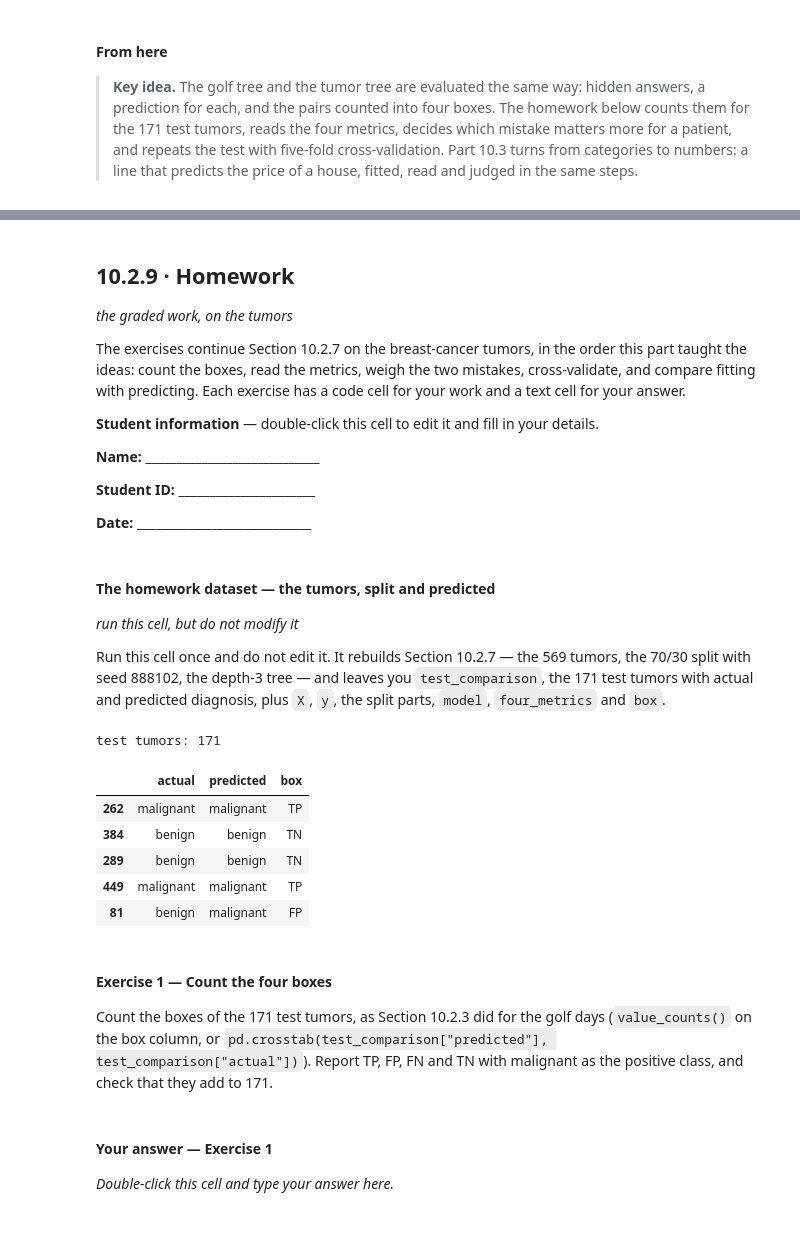
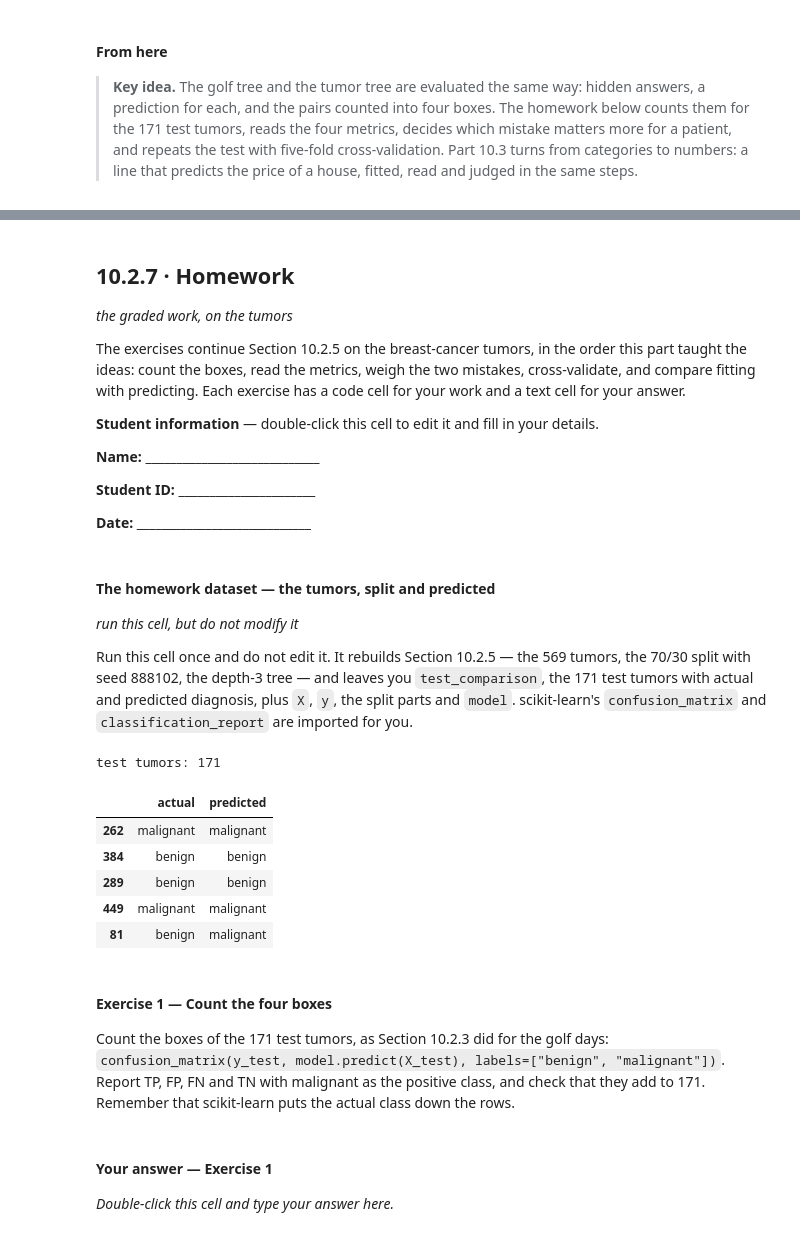
Before and after one commit to payakorn/888102-student, a Jupyter notebook: ch10_2_Evaluating_a_Classifier.ipynb, the cells around one changed output, grey strips where cells are left out. Saved outputs shown, nothing was run; the diff lists cells and outputs as text; code cells hidden in the pictures.

```diff
--- a/ch10_2_Evaluating_a_Classifier.ipynb
+++ b/ch10_2_Evaluating_a_Classifier.ipynb
@@ -627,11 +457,11 @@ test accuracy: 0.912
 | **Cross-validation** | Repeating the held-out test many times — one row or one fold at a time — and looking at whether the scores agree. |
 | **Stratified split** | A train/test split that keeps each class's share the same in both parts. |
 # %% [markdown]
-## 10.2.9 · Homework
+## 10.2.7 · Homework
 
 *the graded work, on the tumors*
 
-The exercises continue Section 10.2.7 on the breast-cancer tumors, in the order this part taught the ideas: count the boxes, read the metrics, weigh the two mistakes, cross-validate, and compare fitting with predicting. Each exercise has a code cell for your work and a text cell for your answer.
+The exercises continue Section 10.2.5 on the breast-cancer tumors, in the order this part taught the ideas: count the boxes, read the metrics, weigh the two mistakes, cross-validate, and compare fitting with predicting. Each exercise has a code cell for your work and a text cell for your answer.
 
 **Student information** — double-click this cell to edit it and fill in your details.
 
@@ -645,48 +475,37 @@ The exercises continue Section 10.2.7 on the breast-cancer tumors, in the order
 
 *run this cell, but do not modify it*
 
-Run this cell once and do not edit it. It rebuilds Section 10.2.7 — the 569 tumors, the 70/30 split with seed 888102, the depth-3 tree — and leaves you `test_comparison`, the 171 test tumors with actual and predicted diagnosis, plus `X`, `y`, the split parts, `model`, `four_metrics` and `box`.
+Run this cell once and do not edit it. It rebuilds Section 10.2.5 — the 569 tumors, the 70/30 split with seed 888102, the depth-3 tree — and leaves you `test_comparison`, the 171 test tumors with actual and predicted diagnosis, plus `X`, `y`, the split parts and `model`. scikit-learn's `confusion_matrix` and `classification_report` are imported for you.
 # %%
 # ------- RUN THIS CELL, BUT DO NOT MODIFY IT -------
 from sklearn.datasets import load_breast_cancer
 from sklearn.model_selection import train_test_split, cross_val_score
 from sklearn.tree import DecisionTreeClassifier, export_text
+from sklearn.metrics import confusion_matrix, classification_report
 
 cancer = load_breast_cancer(as_frame=True)
 tumors = cancer.data.copy()
 tumors["diagnosis"] = np.where(cancer.target == 0, "malignant", "benign")
 X = tumors.drop(columns="diagnosis")
 y = tumors["diagnosis"]
 X_train, X_test, y_train, y_test = train_test_split(X, y, test_size=0.30, random_state=888102, stratify=y)
 model = DecisionTreeClassifier(max_depth=3, random_state=0).fit(X_train, y_train)
 
-def box(actual, predicted, positive="malignant"):
-    if predicted == positive:
-        return "TP" if actual == positive else "FP"
-    return "FN" if actual == positive else "TN"
-
-def four_metrics(tp, fp, fn, tn):
-    n = tp + fp + fn + tn
-    precision, recall = tp / (tp + fp), tp / (tp + fn)
-    return pd.Series({"accuracy": (tp + tn) / n, "precision": precision, "recall": recall,
-                      "F1": 2 * precision * recall / (precision + recall)}).round(3)
-
 test_comparison = pd.DataFrame({"actual": y_test.values, "predicted": model.predict(X_test)}, index=X_test.index)
-test_comparison["box"] = [box(a, p) for a, p in zip(test_comparison["actual"], test_comparison["predicted"])]
 print("test tumors:", len(test_comparison))
 test_comparison.head()
 # %% [output]
 test tumors: 171
-|  | actual | predicted | box |
-| 262 | malignant | malignant | TP |
-| 384 | benign | benign | TN |
-| 289 | benign | benign | TN |
-| 449 | malignant | malignant | TP |
-| 81 | benign | malignant | FP |
+|  | actual | predicted |
+| 262 | malignant | malignant |
+| 384 | benign | benign |
+| 289 | benign | benign |
+| 449 | malignant | malignant |
+| 81 | benign | malignant |
 # %% [markdown]
 #### Exercise 1 — Count the four boxes
 
-Count the boxes of the 171 test tumors, as Section 10.2.3 did for the golf days (`value_counts()` on the box column, or `pd.crosstab(test_comparison["predicted"], test_comparison["actual"])`). Report TP, FP, FN and TN with malignant as the positive class, and check that they add to 171.
+Count the boxes of the 171 test tumors, as Section 10.2.3 did for the golf days: `confusion_matrix(y_test, model.predict(X_test), labels=["benign", "malignant"])`. Report TP, FP, FN and TN with malignant as the positive class, and check that they add to 171. Remember that scikit-learn puts the actual class down the rows.
 # %%
 # YOUR CODE HERE (Exercise 1)
 # %% [markdown]
```
Also changed, not shown: parts of 52 cells of this notebook, 2 other files.
